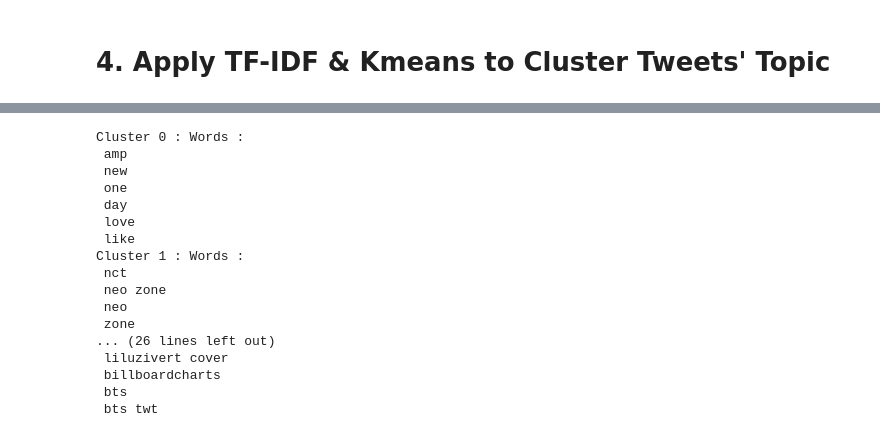
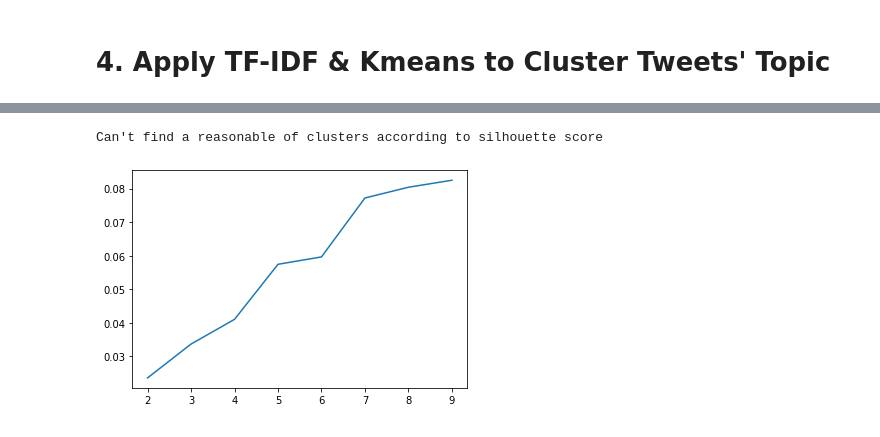
Before and after one commit to kxh001/CS226-Project, a Jupyter notebook: Tweets Analysis.ipynb, the cells around one changed output, grey strips where cells are left out. Cells and saved outputs as stored; diff of their text form; code cells hidden in the pictures.

```diff
--- a/Tweets Analysis.ipynb
+++ b/Tweets Analysis.ipynb
@@ -236,0 +249,14 @@ plt.show()
+# %%
+# Select samples randomly from each class to make the dataset
+import random
+random.seed()
+new_c1_idx = random.sample(c1_idx,2000)
+new_c2_idx = random.sample(c2_idx,2000)
+# new_c3_idx = random.sample(c3_idx,1000)
+# new_c4_idx = random.sample(c4_idx,1000)
+
+dataset = pd.DataFrame()
+dataset["Sample Index"] = new_c1_idx + new_c2_idx #+ new_c3_idx #+ new_c4_idx
+dataset["Topic"] = np.ones(2000).tolist() + np.zeros(2000).tolist()
+dataset = dataset.sample(frac=1)
+dataset
@@ -239,6 +279,7 @@ plt.show()
 # %%
 cleaned_tweets  = []
-for tt in final_df["text"]:
+for i in dataset["Sample Index"]:
+    tt = final_df["text"][i]
     cleaned_tweet = " ".join(w for w in tt if len(w) > 2 and w.isalpha())
     cleaned_tweets.append(cleaned_tweet)
 cleaned_tweets
@@ -264,12 +305,9 @@ cleaned_tweets
 # 4. Apply TF-IDF & Kmeans to Cluster Tweets' Topic
 # %%
 from sklearn.feature_extraction.text import TfidfVectorizer
-tfidf_vectorizer = TfidfVectorizer(use_idf=True, ngram_range=(1,3))
+from sklearn.cluster import KMeans
+
+# Use TF-IDF to extract feature vectors
+tfidf_vectorizer = TfidfVectorizer(use_idf=True, ngram_range=(1,5))
 tfidf_matrix = tfidf_vectorizer.fit_transform(cleaned_tweets)
 feature_names = tfidf_vectorizer.get_feature_names() # num phrases
-
-from sklearn.cluster import KMeans
-num_clusters = 6
-km = KMeans(n_clusters=num_clusters)
-km.fit(tfidf_matrix)
-clusters = km.labels_.tolist()
@@ -288,24 +314,13 @@ Name: ClusterID, dtype: int64
-# %%
-order_centroids = km.cluster_centers_.argsort()[:, ::-1]
-for i in range(num_clusters):
-    print("Cluster {} : Words :".format(i))
-    for ind in order_centroids[i, :6]:
-        print(' %s' % feature_names[ind])
-# %% [output]
-Cluster 0 : Words :
- amp
- new
- one
- day
- love
- like
-Cluster 1 : Words :
- nct
- neo zone
- neo
- zone
-... (26 lines left out)
- liluzivert cover
- billboardcharts
- bts
- bts twt
+# %%
+# Determine the best # of clusters by Silhouette Coefficient
+from sklearn import metrics
+SC = []
+for num_clusters in range(2,10):
+    km = KMeans(n_clusters=num_clusters)
+    km.fit(tfidf_matrix)
+    SC.append(metrics.silhouette_score(tfidf_matrix,km.labels_))
+plt.plot(range(2,10),SC)
+print("Can't find a reasonable of clusters according to silhouette score")
+# %% [output]
+Can't find a reasonable of clusters according to silhouette score
+[figure, added]
```
Also changed, not shown: parts of 30 cells of this notebook.
